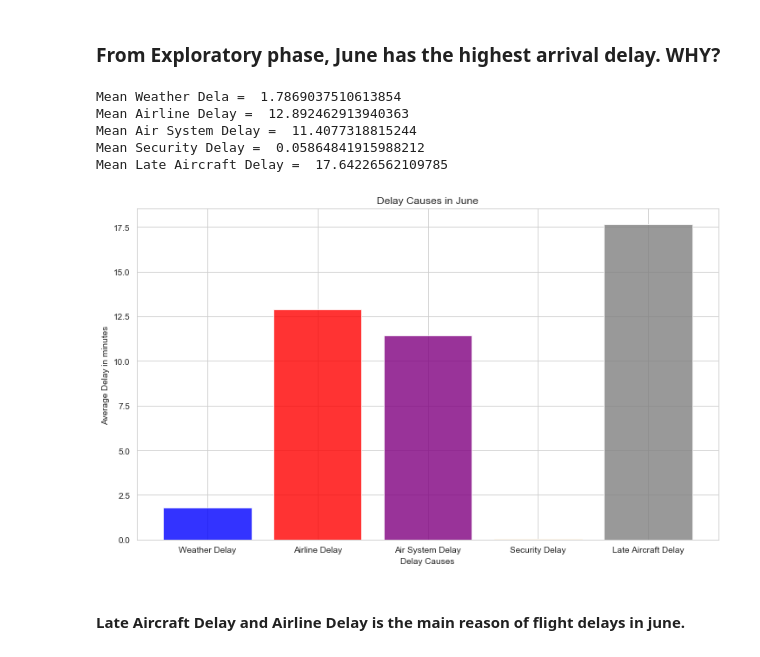
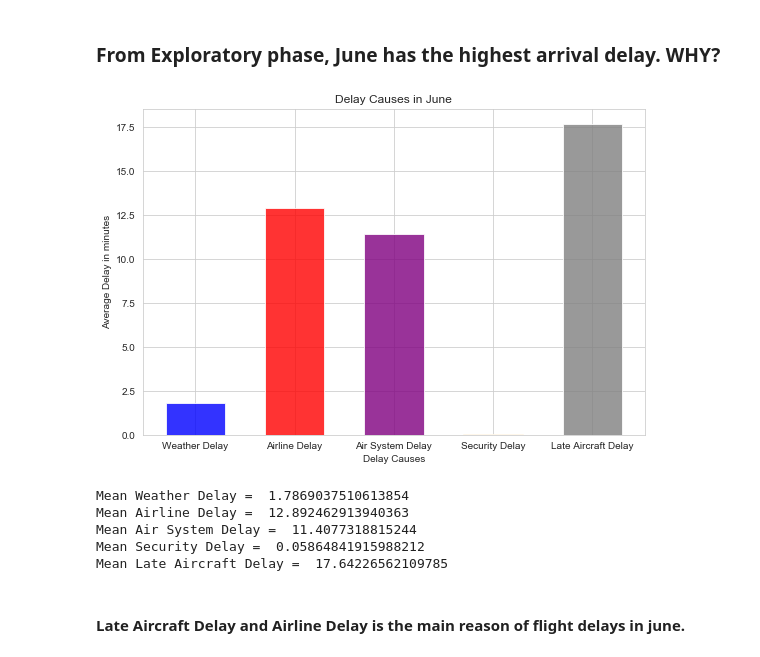
Before and after one commit to ArwaSheraky/Airlines-Delay-Analysis, a Jupyter notebook: Rising Insights.ipynb, the cells around one changed output. Drawn from its saved outputs; the diff is of its cells as text; code cells hidden in the pictures.

Commit message:
editing charts and datastory

```diff
--- a/Rising Insights.ipynb
+++ b/Rising Insights.ipynb
@@ -47,30 +47,32 @@ june_ad = df[df['MONTH'] == 6]['AIRLINE_DELAY'].mean()
 june_asd = df[df['MONTH'] == 6]['AIR_SYSTEM_DELAY'].mean()
 june_sd = df[df['MONTH'] == 6]['SECURITY_DELAY'].mean()
 june_lad = df[df['MONTH'] == 6]['LATE_AIRCRAFT_DELAY'].mean()
-
-print("Mean Weather Delay = ", june_wd)
-print("Mean Airline Delay = ",june_ad)
-print("Mean Air System Delay = ", june_asd)
-print("Mean Security Delay = ",june_sd)
-print("Mean Late Aircraft Delay = ",june_lad)
-# %% [output]
-Mean Weather Dela =  1.7869037510613854
-Mean Airline Delay =  12.892462913940363
-Mean Air System Delay =  11.4077318815244
-Mean Security Delay =  0.05864841915988212
-Mean Late Aircraft Delay =  17.64226562109785
 # %%
-plt.figure(figsize=(12, 7))
+plt.figure(figsize=(9,6))
 
 plt.bar(x = ['Weather Delay','Airline Delay','Air System Delay','Security Delay','Late Aircraft Delay'],
         height=[june_wd, june_ad, june_asd, june_sd, june_lad],
-       alpha=0.8, color=['b','r','purple','orange','gray'])
+       alpha=0.8, color=['b','r','purple','orange','gray'], width=0.6)
 
 plt.title('Delay Causes in June')
 plt.xlabel('Delay Causes')
 plt.ylabel('Average Delay in minutes')
+
+plt.savefig('Charts/june_delay_reasons.png', dpi=100)
 plt.show()
+
+
+print("Mean Weather Delay = ", june_wd)
+print("Mean Airline Delay = ",june_ad)
+print("Mean Air System Delay = ", june_asd)
+print("Mean Security Delay = ",june_sd)
+print("Mean Late Aircraft Delay = ",june_lad)
 # %% [output]
-[figure, old version]
+[figure, new version]
+Mean Weather Delay =  1.7869037510613854
+Mean Airline Delay =  12.892462913940363
+Mean Air System Delay =  11.4077318815244
+Mean Security Delay =  0.05864841915988212
+Mean Late Aircraft Delay =  17.64226562109785
 # %% [markdown]
 #### Late Aircraft Delay and Airline Delay is the main reason of flight delays in june.
```
Also changed, not shown: parts of 4 cells of this notebook, 5 other files.
